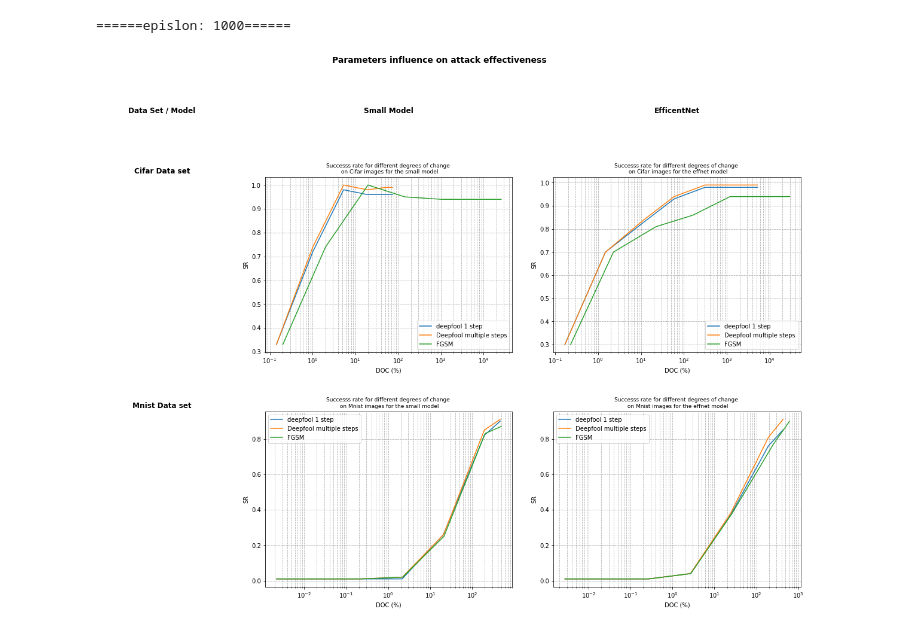
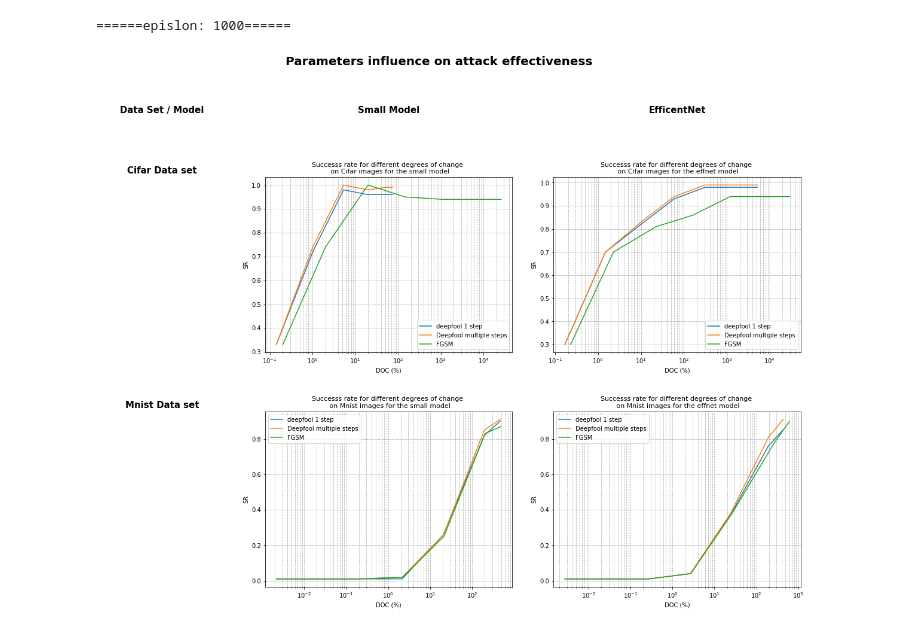
Before and after one commit to cedricgoubard/benchmark-adversarial-attacks, a Jupyter notebook: notebooks/Etude de l'influence de paramètres sur l'efficacité d'attaques.ipynb, the cells around one changed output. Saved outputs shown, nothing was run; the diff lists cells and outputs as text; code cells hidden in the pictures.

```diff
--- a/notebooks/Etude de l'influence de paramètres sur l'efficacité d'attaques.ipynb
+++ b/notebooks/Etude de l'influence de paramètres sur l'efficacité d'attaques.ipynb
@@ -400,33 +398,32 @@ with open('data/perfs_global_model_effnet_Mnist', 'rb') as f:
     SR_deepfool_mutliple_steps_dic_model_effnet_Mnist=pickle.Unpickler(f).load()
     SR_FGSM_dic_model_effnet_Mnist=pickle.Unpickler(f).load()
 # %%
-
 plt.rcParams["figure.figsize"] = 21,14
 colors = plt.rcParams["axes.prop_cycle"].by_key()["color"]
 fig, ax = plt.subplots(ncols=3, nrows=3, gridspec_kw={"height_ratios":[0.01,1,1],"width_ratios":[0.5,1,1]})
 fig.suptitle('Parameters influence on attack effectiveness',
-             fontsize=14, fontweight='bold')
+             fontsize=20, fontweight='bold')
 
-# ax = plt.subplot(3, 3, 1)
+
 ax[0][0].axis("off")
-ax[0][0].set_title("Data Set / Model", fontweight='bold')
+ax[0][0].set_title("Data Set / Model", fontweight='bold',fontsize=15)
 
-# ax = plt.subplot(3, 3, 2)
+
 ax[0][1].axis("off")
-ax[0][1].set_title("Small Model", fontweight='bold')
+ax[0][1].set_title("Small Model", fontweight='bold',fontsize=15)
 
-# ax = plt.subplot(3, 3, 3)
+
 ax[0][2].axis("off")
-ax[0][2].set_title("EfficentNet", fontweight='bold')
+ax[0][2].set_title("EfficentNet", fontweight='bold',fontsize=15)
 
-# ax = plt.subplot(3, 3, 4)
+
 ax[1][0].axis("off")
-ax[1][0].set_title("Cifar Data set", fontweight='bold')
+ax[1][0].set_title("Cifar Data set", fontweight='bold',fontsize=15)
 
 
 
 ax[2][0].axis("off")
-ax[2][0].set_title("Mnist Data set", fontweight='bold')
+ax[2][0].set_title("Mnist Data set", fontweight='bold',fontsize=15)
 
 
 ax[1][1].plot(list(SR_deepfool_1step_dic_small_model_Cifar.keys()),list(SR_deepfool_1step_dic_small_model_Cifar.values()),label='deepfool 1 step')
@@ -434,7 +431,7 @@ ax[1][1].plot(list(SR_deepfool_mutliple_steps_dic_small_model_Cifar.keys()),list
 ax[1][1].plot(list(SR_FGSM_dic_small_model_Cifar.keys()),list(SR_FGSM_dic_small_model_Cifar.values()),label='FGSM')
 ax[1][1].set_xscale('log')
 ax[1][1].grid(True,which="both", linestyle='--')
-ax[1][1].set_title('Successs rate for different degrees of change \n on Cifar images for the small model',fontsize=9)
+ax[1][1].set_title('Successs rate for different degrees of change \n on Cifar images for the small model',fontsize=11)
 ax[1][1].set_xlabel('DOC (%)')
 ax[1][1].set_ylabel('SR')
 ax[1][1].legend(loc='lower right')
@@ -446,7 +443,7 @@ ax[1][2].plot(list(SR_deepfool_mutliple_steps_dic_model_effnet_Cifar.keys()),lis
 ax[1][2].plot(list(SR_FGSM_dic_model_effnet_Cifar.keys()),list(SR_FGSM_dic_model_effnet_Cifar.values()),label='FGSM')
 ax[1][2].set_xscale('log')
 ax[1][2].grid(True,which="both", linestyle='--')
-ax[1][2].set_title('Successs rate for different degrees of change \n on Cifar images for the effnet model',fontsize=9)
+ax[1][2].set_title('Successs rate for different degrees of change \n on Cifar images for the effnet model',fontsize=11)
 ax[1][2].set_xlabel('DOC (%)')
 ax[1][2].set_ylabel('SR')
 ax[1][2].legend(loc='lower right')
@@ -455,33 +452,33 @@ ax[1][2].legend(loc='lower right')
 
 
 
 
 ax[2][1].plot(list(SR_deepfool_1step_dic_small_model_Mnist.keys()),list(SR_deepfool_1step_dic_small_model_Mnist.values()),label='deepfool 1 step')
 ax[2][1].plot(list(SR_deepfool_mutliple_steps_dic_small_model_Mnist.keys()),list(SR_deepfool_mutliple_steps_dic_small_model_Mnist.values()),label='Deepfool multiple steps')
 ax[2][1].plot(list(SR_FGSM_dic_small_model_Mnist.keys()),list(SR_FGSM_dic_small_model_Mnist.values()),label='FGSM')
 ax[2][1].set_xscale('log')
 ax[2][1].grid(True,which="both", linestyle='--')
-ax[2][1].set_title('Successs rate for different degrees of change \n on Mnist images for the small model',fontsize=9)
+ax[2][1].set_title('Successs rate for different degrees of change \n on Mnist images for the small model',fontsize=11)
 ax[2][1].set_xlabel('DOC (%)')
 ax[2][1].set_ylabel('SR')
 ax[2][1].legend(loc='upper left')
 
 
 ax[2][2].plot(list(SR_deepfool_1step_dic_model_effnet_Mnist.keys()),list(SR_deepfool_1step_dic_model_effnet_Mnist.values()),label='deepfool 1 step')
 ax[2][2].plot(list(SR_deepfool_mutliple_steps_dic_model_effnet_Mnist.keys()),list(SR_deepfool_mutliple_steps_dic_model_effnet_Mnist.values()),label='Deepfool multiple steps')
 ax[2][2].plot(list(SR_FGSM_dic_model_effnet_Mnist.keys()),list(SR_FGSM_dic_model_effnet_Mnist.values()),label='FGSM')
 ax[2][2].set_xscale('log')
 ax[2][2].grid(True,which="both", linestyle='--')
-ax[2][2].set_title('Successs rate for different degrees of change \n on Mnist images for the effnet model',fontsize=9)
+ax[2][2].set_title('Successs rate for different degrees of change \n on Mnist images for the effnet model',fontsize=11)
 ax[2][2].set_xlabel('DOC (%)')
 ax[2][2].set_ylabel('SR')
 ax[2][2].legend(loc='upper left')
 
 
 
 
 
 fig.subplots_adjust(hspace=0.5,bottom=0.1)
 plt.show()
 # %% [output]
-[figure, old version]
+[figure, new version]
```
Also changed, not shown: parts of 1 cell of this notebook, 3 other files.
